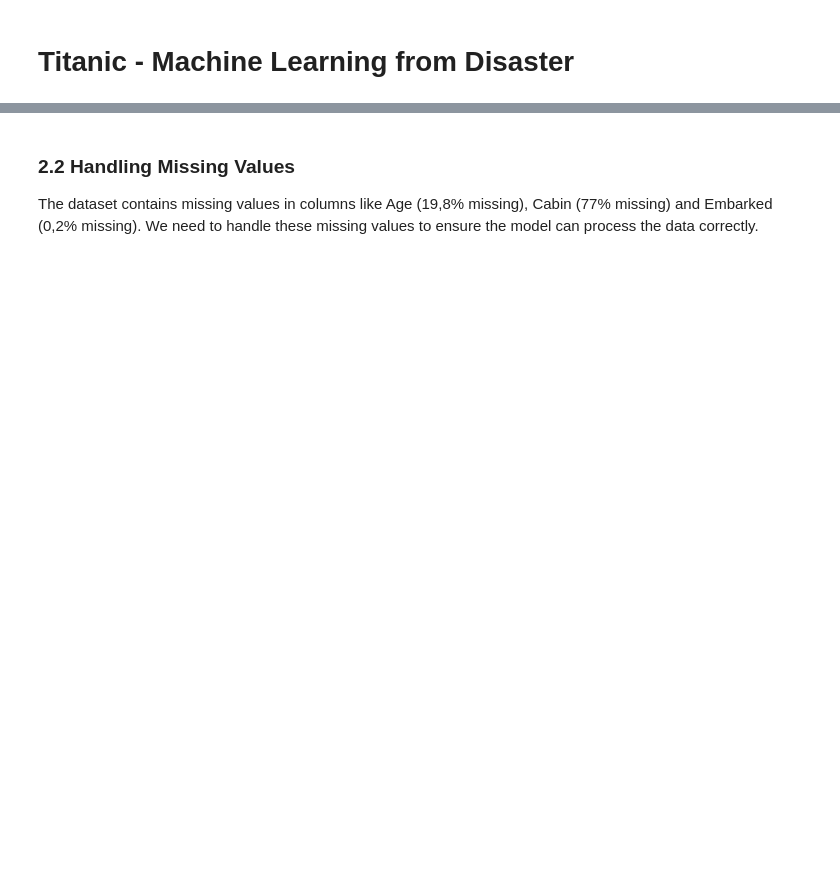
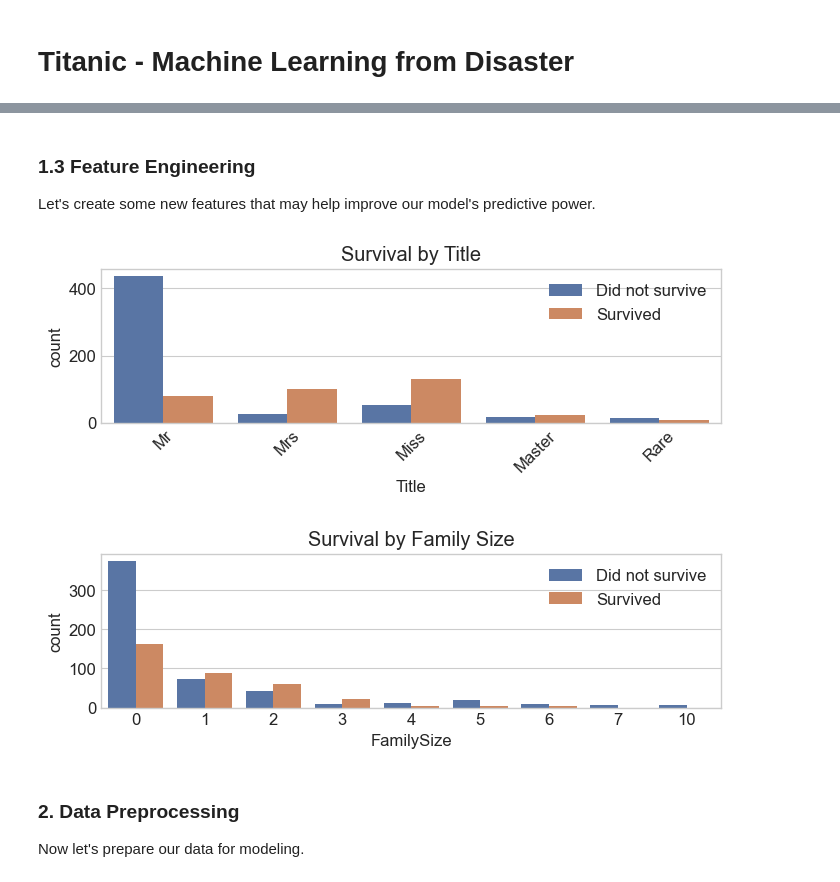
Before and after one commit to lorenzochaves/titanic-mlp, a Jupyter notebook: titanic_analysis.ipynb, the cells around one changed output, grey strips where cells are left out. Saved outputs shown, nothing was run; the diff lists cells and outputs as text; code cells hidden in the pictures; blank space fills up the shorter version.

```diff
--- a/titanic_analysis.ipynb
+++ b/titanic_analysis.ipynb
@@ -36,5 +94,39 @@ df.head()
+# %% [markdown]
+### 1.3 Feature Engineering
+
+Let's create some new features that may help improve our model's predictive power.
+# %%
+# Create family size feature
+df['FamilySize'] = df['SibSp'] + df['Parch']
+df['IsAlone'] = (df['FamilySize'] == 0).astype(int)
+
+# Extract titles from names
+df['Title'] = df['Name'].str.extract(r' ([A-Za-z]+)\.', expand=False)
+
+# Group rare titles
+df['Title'] = df['Title'].replace(['Lady', 'Countess', 'Capt', 'Col', 'Don', 'Dr', 'Major', 'Rev', 'Sir', 'Jonkheer', 'Dona'], 'Rare')
+df['Title'] = df['Title'].replace(['Mlle', 'Ms'], 'Miss')
+df['Title'] = df['Title'].replace('Mme', 'Mrs')
+
+# Visualize survival by title
+plt.figure(figsize=(8, 2))
+sns.countplot(x='Title', hue='Survived', data=df)
+plt.title('Survival by Title')
+plt.xticks(rotation=45)
+plt.legend(['Did not survive', 'Survived'])
+plt.show()
+
+# Visualize survival by family size
+plt.figure(figsize=(8, 2))
+sns.countplot(x='FamilySize', hue='Survived', data=df)
+plt.title('Survival by Family Size')
+plt.legend(['Did not survive', 'Survived'])
+plt.show()
+# %% [output]
+[figure, added]
+[figure, added]
 # %% [markdown]
-### 2.2 Handling Missing Values
+### 2. Data Preprocessing
 
-The dataset contains missing values in columns like Age (19,8% missing), Cabin (77% missing) and Embarked (0,2% missing). We need to handle these missing values to ensure the model can process the data correctly.
+Now let's prepare our data for modeling.
 # %%
```
Also changed, not shown: parts of 31 cells of this notebook, 3 other files.
